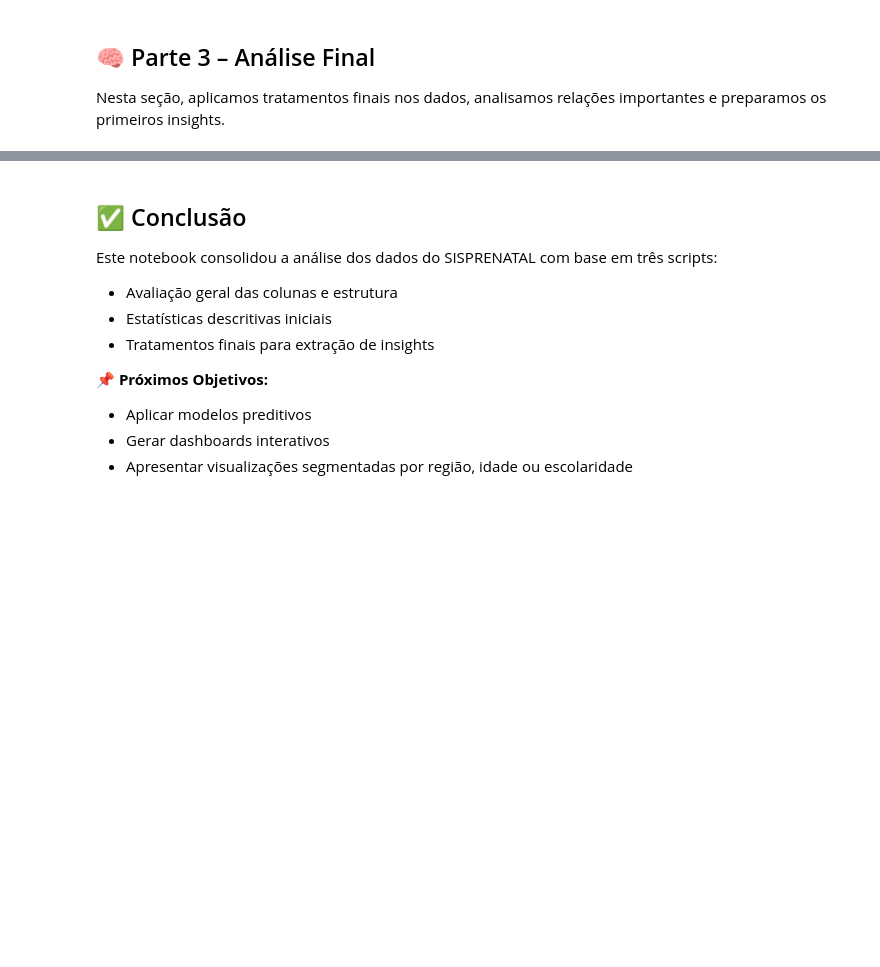
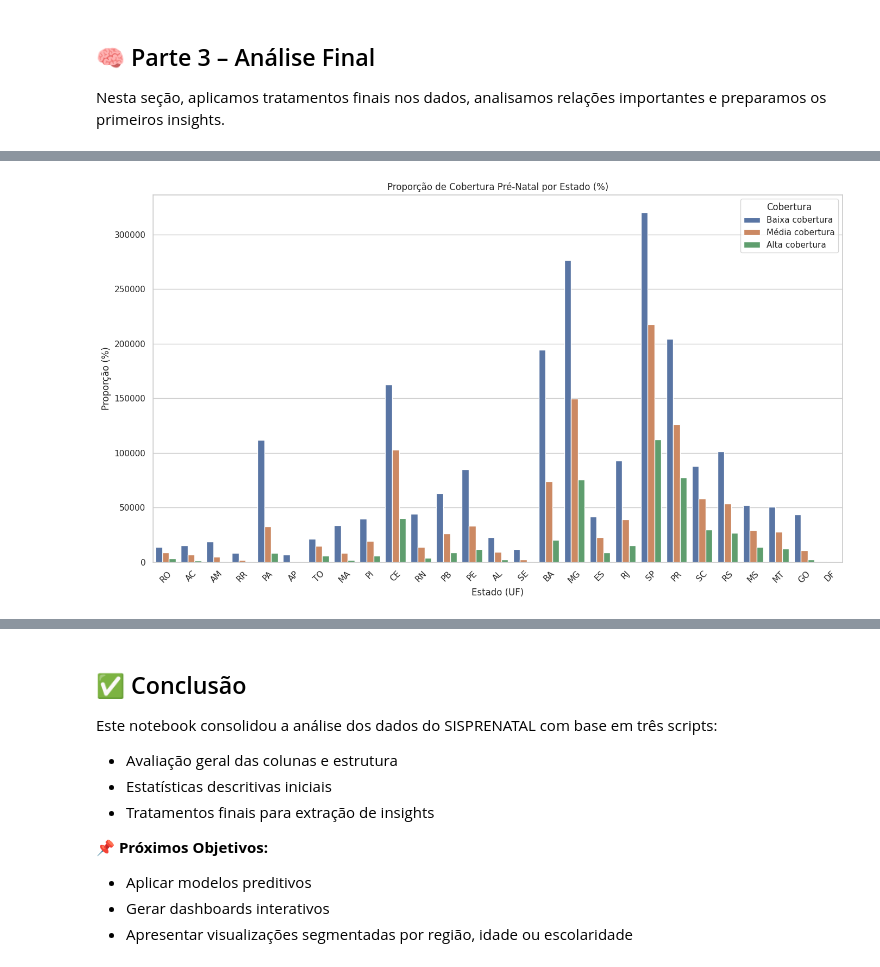
Before and after one commit to GrupoMackenzie/ProjetoAplicado01-DataScience-Mackenzie-2025, a Jupyter notebook: notebooks/Analise_Sisprenatal_Completo.ipynb, the cells around one changed output, grey strips where cells are left out. Cells and saved outputs as stored; diff of their text form; code cells hidden in the pictures; blank space fills up the shorter version.

```diff
--- a/notebooks/Analise_Sisprenatal_Completo.ipynb
+++ b/notebooks/Analise_Sisprenatal_Completo.ipynb
@@ -45,9 +226,24 @@ df_filtrado[['IDADEGESTANTE', 'CONSULTAS']].corr()
 # %%
-import matplotlib.pyplot as plt
-plt.scatter(df_filtrado['IDADEGESTANTE'], df_filtrado['CONSULTAS'])
-plt.xlabel('Idade da Gestante')
-plt.ylabel('Consultas Pré-Natal')
-plt.title('Consultas x Idade')
-plt.grid(True)
+# Análise por estado
+cobertura_uf = df_com_prenatal.groupby(['CO_UF_IBGE', 'COBERTURA'], observed=True).size().reset_index(name='qtd')
+cobertura_uf['UF'] = cobertura_uf['CO_UF_IBGE'].map(uf_map)  # Garante que a coluna UF existe
+
+# Apresenta o gráfico de proporção por Estado
+plt.figure(figsize=(14, 8))
+sns.barplot(
+    x='UF',
+    y='qtd',
+    hue='COBERTURA',
+    data=cobertura_uf,
+    estimator=lambda x: sum(x)/len(cobertura_uf)*100
+)
+plt.title('Proporção de Cobertura Pré-Natal por Estado (%)')
+plt.xlabel('Estado (UF)')
+plt.ylabel('Proporção (%)')
+plt.xticks(rotation=45)
+plt.legend(title='Cobertura')
+plt.tight_layout()
 plt.show()
+# %% [output]
+[figure, added]
 # %%
```
Also changed, not shown: parts of 15 cells of this notebook.
